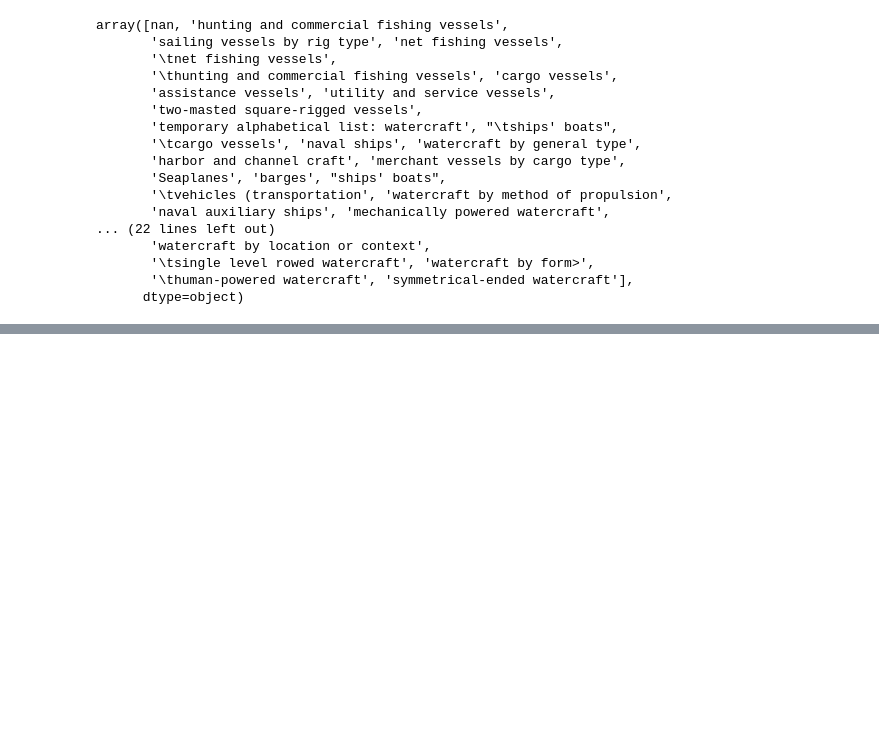
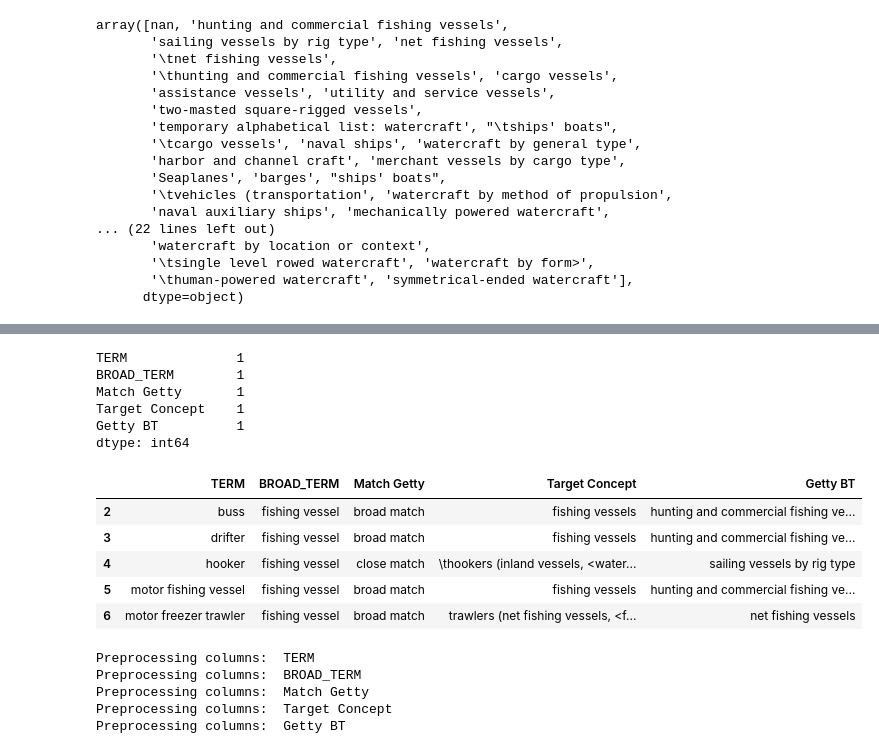
Before and after one commit to shrikriti5singh/mastersproject, a Jupyter notebook: EDA thesaurus.ipynb, the cells around one changed output, grey strips where cells are left out. Saved outputs shown, nothing was run; the diff lists cells and outputs as text; code cells hidden in the pictures; blank space fills up the shorter version.

```diff
--- a/EDA thesaurus.ipynb
+++ b/EDA thesaurus.ipynb
@@ -130,0 +174,22 @@ array([nan, 'hunting and commercial fishing vessels',
+# %%
+print(data.isna().sum())
+data = data.dropna()
+# %% [output]
+TERM              1
+BROAD_TERM        1
+Match Getty       1
+Target Concept    1
+Getty BT          1
+dtype: int64
+# %%
+#convert everything into lower case
+data = data.applymap(lambda s:s.lower() if type(s) == str else s)
+# %%
+data.head()
+# %% [output]
+|  | TERM | BROAD_TERM | Match Getty | Target Concept | Getty BT |
+| 2 | buss | fishing vessel | broad match | fishing vessels | hunting and commercial fishing ve... |
+| 3 | drifter | fishing vessel | broad match | fishing vessels | hunting and commercial fishing ve... |
+| 4 | hooker | fishing vessel | close match | \thookers (inland vessels, <water... | sailing vessels by rig type |
+| 5 | motor fishing vessel | fishing vessel | broad match | fishing vessels | hunting and commercial fishing ve... |
+| 6 | motor freezer trawler | fishing vessel | broad match | trawlers (net fishing vessels, <f... | net fishing vessels |
@@ -130,0 +221,13 @@ array([nan, 'hunting and commercial fishing vessels',
+# %%
+cols = list(data.columns)
+
+for eachCol in cols:
+    print("Preprocessing columns: ", eachCol)
+    preprocessed_txt = preprocess_text(data[eachCol].values)
+    data[eachCol] = pd.DataFrame(preprocessed_txt, columns =[eachCol])
+# %% [output]
+Preprocessing columns:  TERM
+Preprocessing columns:  BROAD_TERM
+Preprocessing columns:  Match Getty
+Preprocessing columns:  Target Concept
+Preprocessing columns:  Getty BT
```
Also changed, not shown: parts of 8 cells of this notebook.
